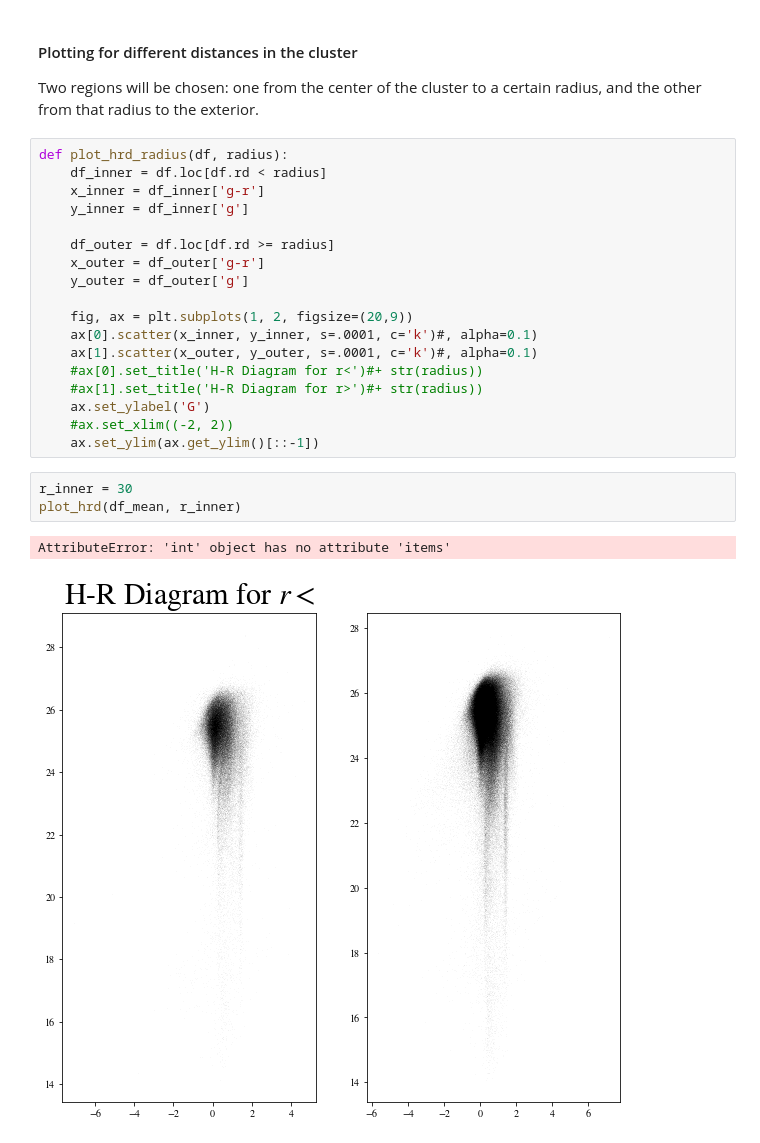
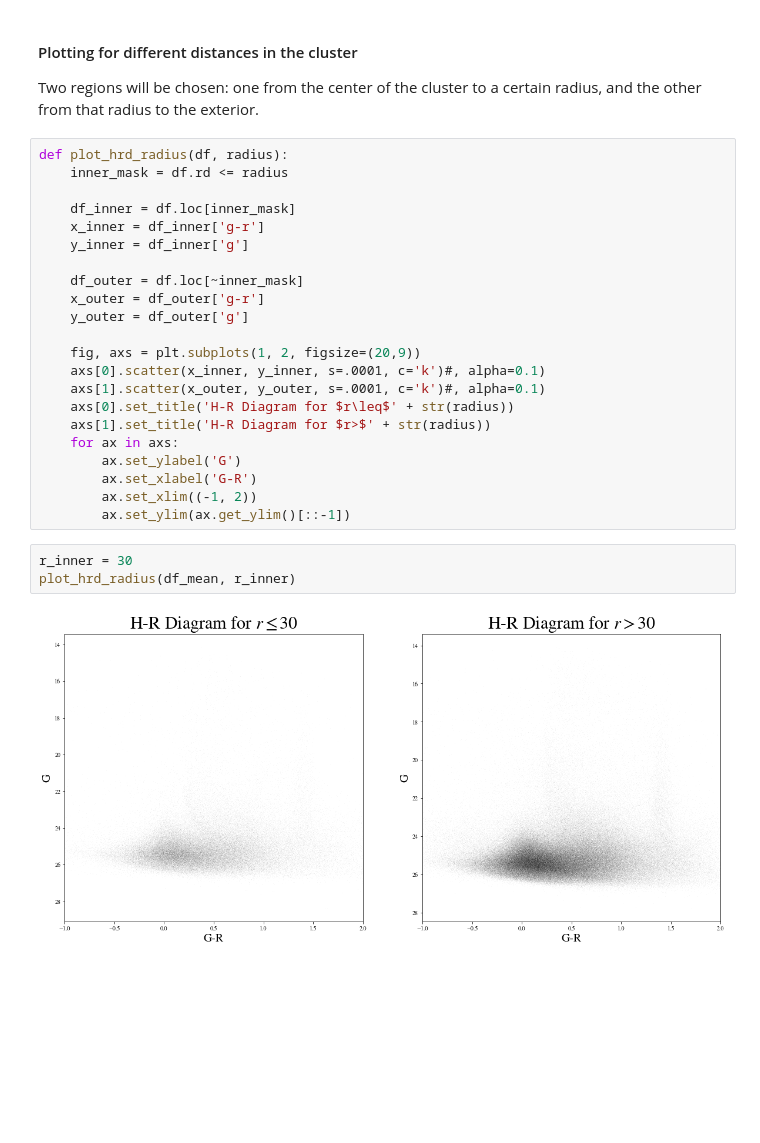
Before and after one commit to vPedreros/MW_Satellites, a Jupyter notebook: MW_satellites_nb.ipynb, the cells around one changed output. Drawn from its saved outputs; the diff is of its cells as text; blank space fills up the shorter version.

```diff
--- a/MW_satellites_nb.ipynb
+++ b/MW_satellites_nb.ipynb
@@ -80,25 +80,28 @@ plot_hrd(df_mean)
 Two regions will be chosen: one from the center of the cluster to a certain radius, and the other from that radius to the exterior.
 # %%
 def plot_hrd_radius(df, radius):
-    df_inner = df.loc[df.rd < radius]
+    inner_mask = df.rd <= radius
+
+    df_inner = df.loc[inner_mask]
     x_inner = df_inner['g-r']
     y_inner = df_inner['g']
 
-    df_outer = df.loc[df.rd >= radius]
+    df_outer = df.loc[~inner_mask]
     x_outer = df_outer['g-r']
     y_outer = df_outer['g']
 
-    fig, ax = plt.subplots(1, 2, figsize=(20,9))
-    ax[0].scatter(x_inner, y_inner, s=.0001, c='k')#, alpha=0.1)
-    ax[1].scatter(x_outer, y_outer, s=.0001, c='k')#, alpha=0.1)
-    #ax[0].set_title('H-R Diagram for r<')#+ str(radius))
-    #ax[1].set_title('H-R Diagram for r>')#+ str(radius))
-    ax.set_ylabel('G')
-    #ax.set_xlim((-2, 2))
-    ax.set_ylim(ax.get_ylim()[::-1])
+    fig, axs = plt.subplots(1, 2, figsize=(20,9))
+    axs[0].scatter(x_inner, y_inner, s=.0001, c='k')#, alpha=0.1)
+    axs[1].scatter(x_outer, y_outer, s=.0001, c='k')#, alpha=0.1)
+    axs[0].set_title('H-R Diagram for $r\leq$' + str(radius))
+    axs[1].set_title('H-R Diagram for $r>$' + str(radius))
+    for ax in axs:
+        ax.set_ylabel('G')
+        ax.set_xlabel('G-R')
+        ax.set_xlim((-1, 2))
+        ax.set_ylim(ax.get_ylim()[::-1])
 # %%
 r_inner = 30
-plot_hrd(df_mean, r_inner)
+plot_hrd_radius(df_mean, r_inner)
 # %% [output]
-AttributeError: 'int' object has no attribute 'items'
-[figure, old version]
+[figure, new version]
```
